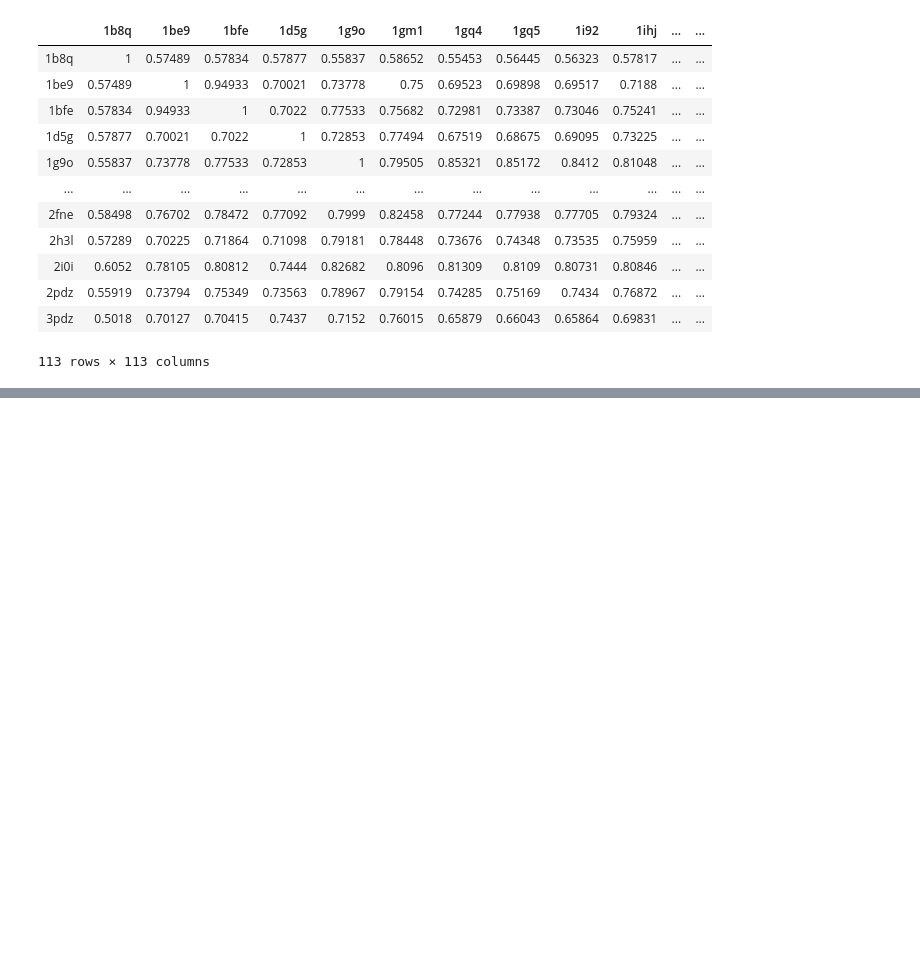
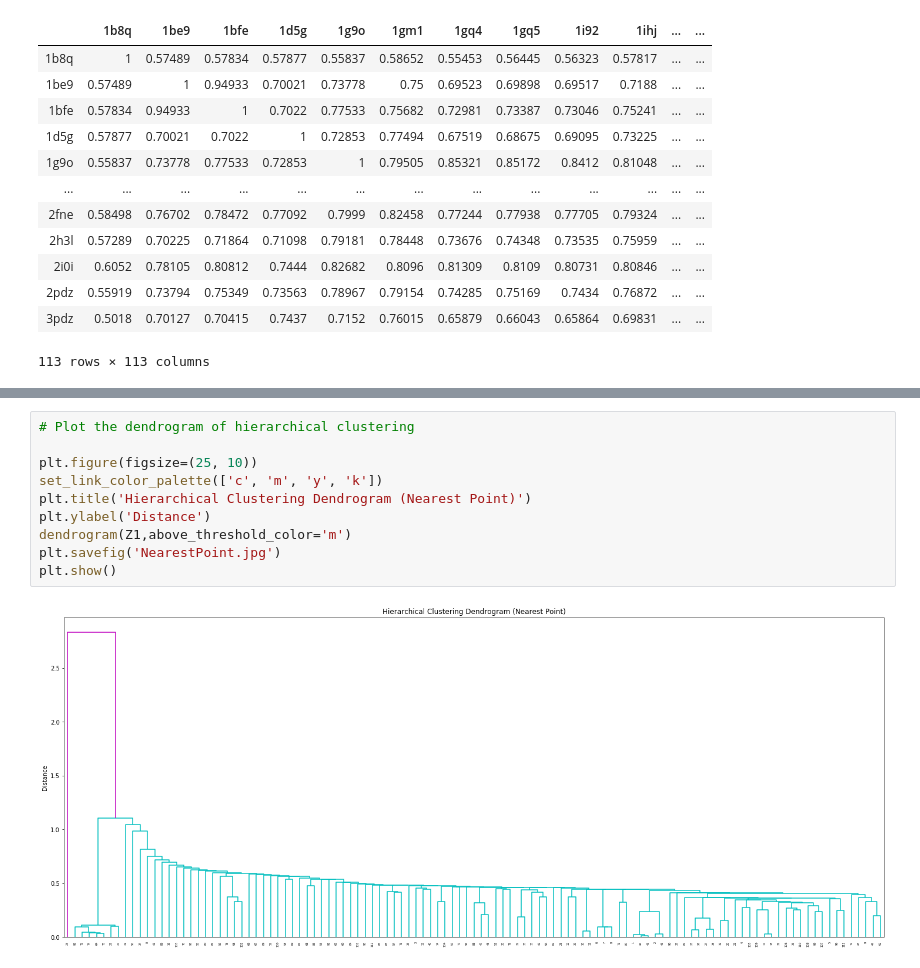
Before and after one commit to albertocarpentieri/BiologicalData, a Jupyter notebook: Part2/Structural classification/TMAlign.ipynb, the cells around one changed output, grey strips where cells are left out. Saved outputs shown, nothing was run; the diff lists cells and outputs as text; blank space fills up the shorter version.

```diff
--- a/Part2/Structural classification/TMAlign.ipynb
+++ b/Part2/Structural classification/TMAlign.ipynb
@@ -65,2 +73,14 @@ Z2 = linkage(distance_matrix, method="average")
+# %%
+# Plot the dendrogram of hierarchical clustering
+
+plt.figure(figsize=(25, 10))
+set_link_color_palette(['c', 'm', 'y', 'k'])
+plt.title('Hierarchical Clustering Dendrogram (Nearest Point)')
+plt.ylabel('Distance')
+dendrogram(Z1,above_threshold_color='m')
+plt.savefig('NearestPoint.jpg')
+plt.show()
+# %% [output]
+[figure, added]
 # %%
 plt.figure(figsize=(25, 10))
```
Also changed, not shown: parts of 10 cells of this notebook.
